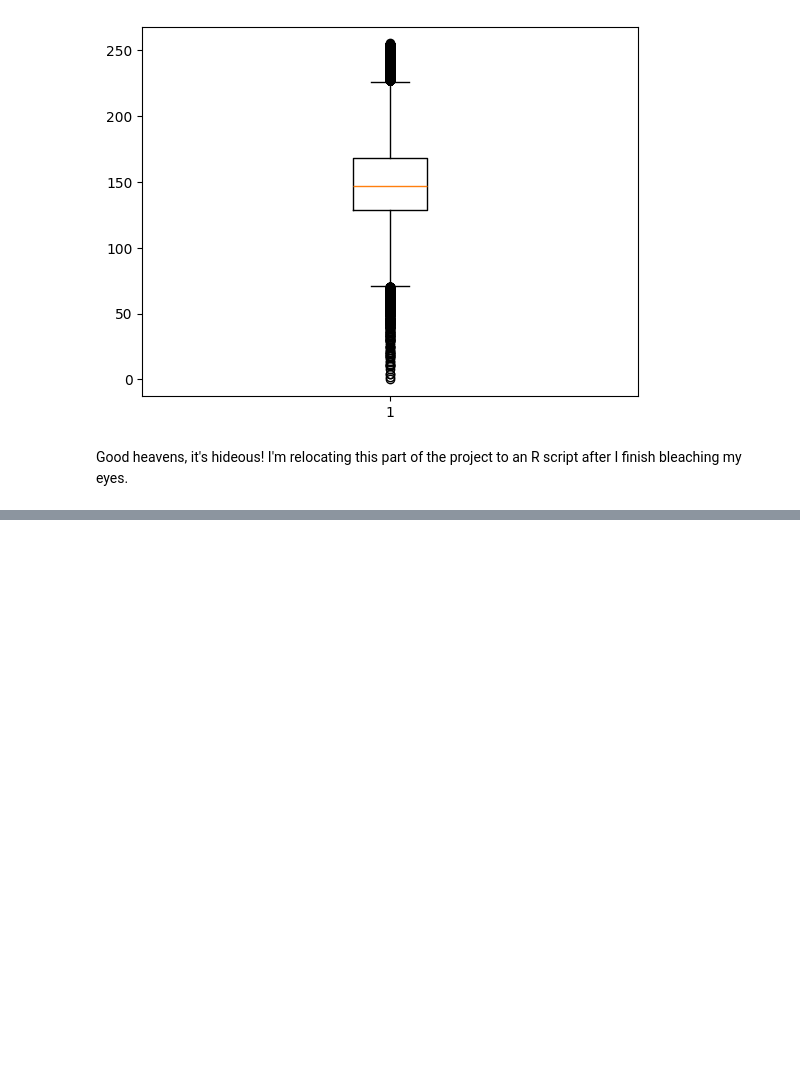
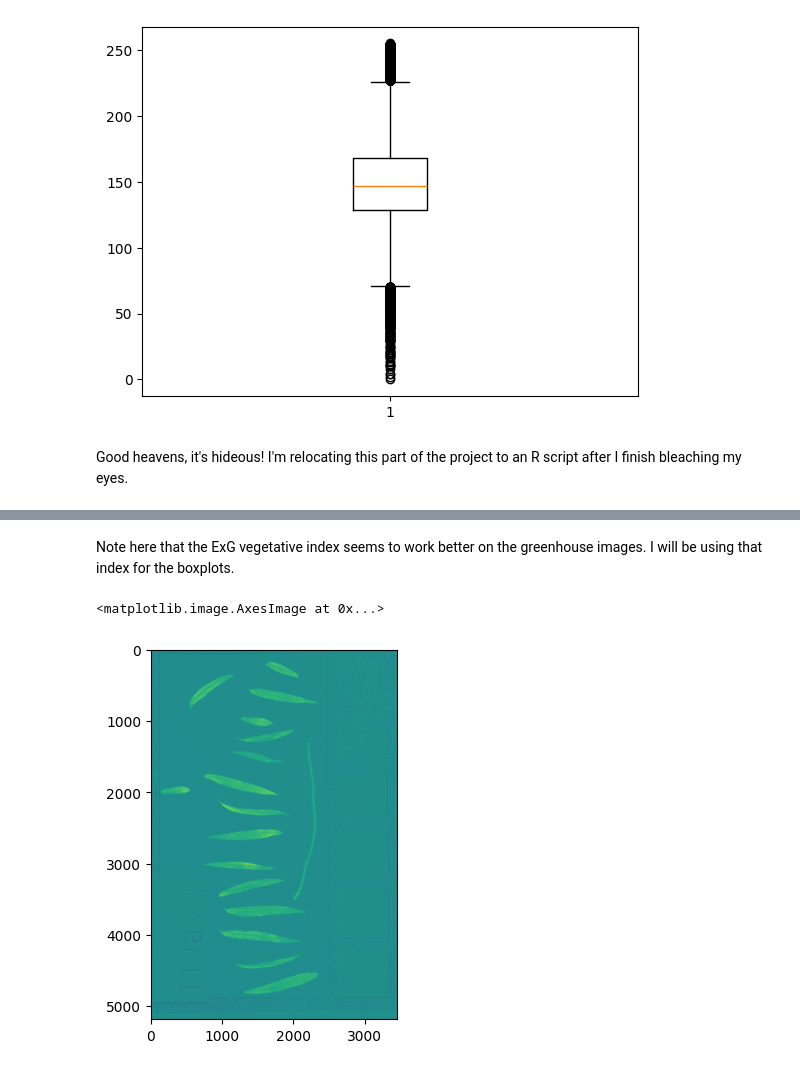
Before and after one commit to dustydells/mtech_reu_plants, a Jupyter notebook: apply_vegetative_index.ipynb, the cells around one changed output, grey strips where cells are left out. Drawn from its saved outputs; the diff is of its cells as text; code cells hidden in the pictures; blank space fills up the shorter version.

```diff
--- a/apply_vegetative_index.ipynb
+++ b/apply_vegetative_index.ipynb
@@ -186,0 +208,8 @@ Good heavens, it's hideous! I'm relocating this part of the project to an R scri
+# %% [markdown]
+Note here that the ExG vegetative index seems to work better on the greenhouse images. I will be using that index for the boxplots.
+# %%
+img_rgbvi = apply_vegetative_index(img, 'rgbvi')
+plt.imshow(img_rgbvi)
+# %% [output]
+<matplotlib.image.AxesImage at 0x...>
+[figure, added]
```
Also changed, not shown: parts of 5 cells of this notebook.
